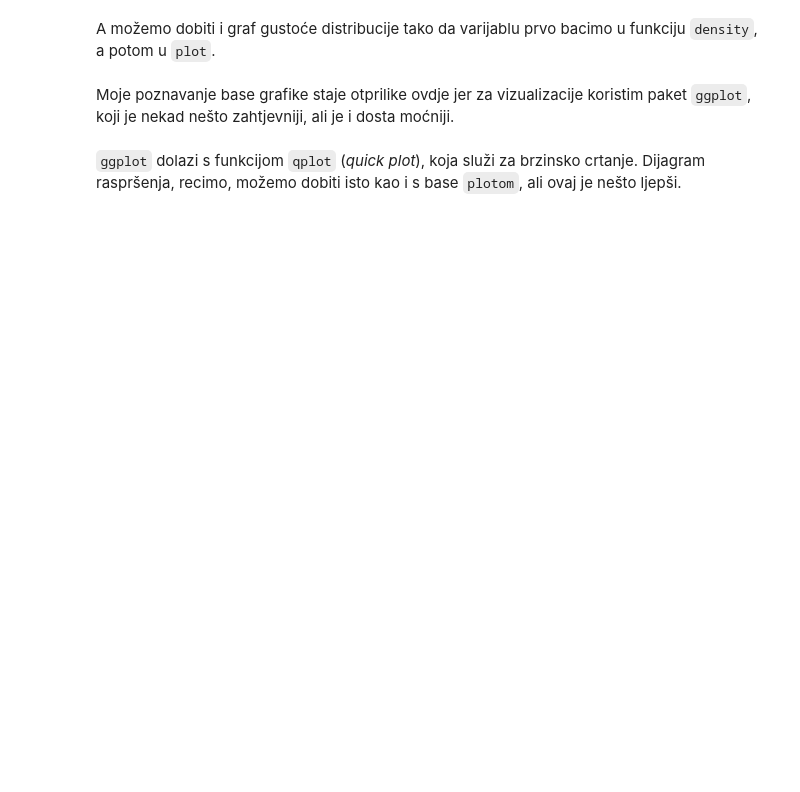
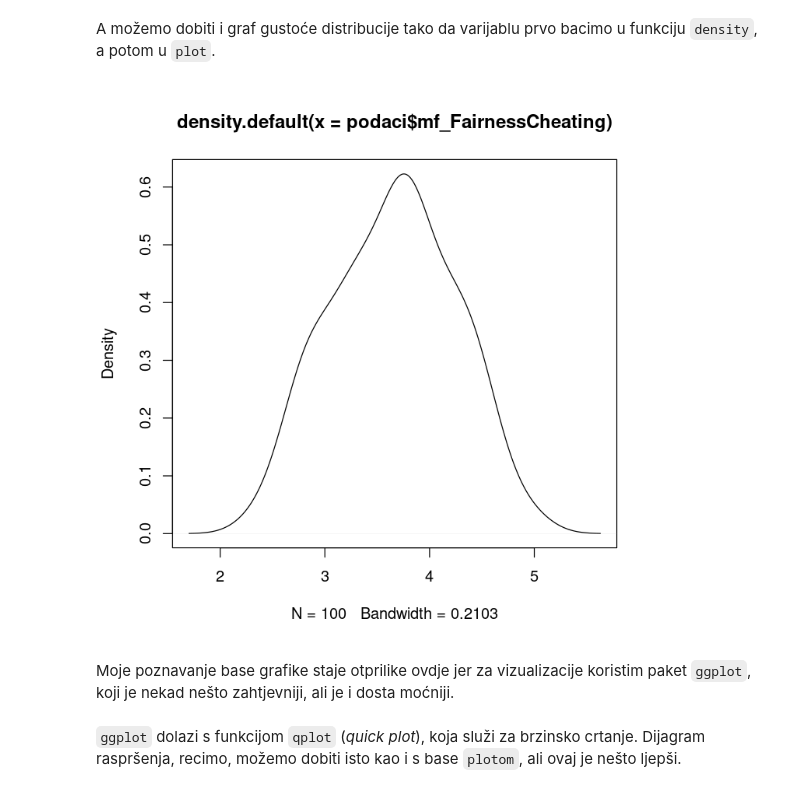
Before and after one commit to vdeni/rdionica, a Jupyter notebook: jupyter-notebook/priprema_podaci_upitnik.ipynb, the cells around one changed output. Cells and saved outputs as stored; diff of their text form; code cells hidden in the pictures; blank space fills up the shorter version.

```diff
--- a/jupyter-notebook/priprema_podaci_upitnik.ipynb
+++ b/jupyter-notebook/priprema_podaci_upitnik.ipynb
@@ -96,4 +154,4 @@ Podatke u `.csv` formatu možemo učitati pomoću funkcije `read_csv` iz `readr`
 # %% [markdown]
 U skladu s tom preporukom, koristit ćemo `read_csv`. Podatke iz datoteke `podaci_upitnik.csv` možemo učitati ovako:
 # %%
-podaci <- read_csv(file = here('podaci', 'podaci_upitnik.csv'))
+podaci <- read_csv(here('podaci', 'podaci_upitnik.csv'))
@@ -899,3 +1157,7 @@ plot(.)
+# %%
+plot(density(podaci$mf_FairnessCheating))
+# %% [output]
+[figure, added]
 # %% [markdown]
 Moje poznavanje base grafike staje otprilike ovdje jer za vizualizacije koristim paket `ggplot`, koji je nekad nešto zahtjevniji, ali je i dosta moćniji.
 # %% [markdown]
```
Also changed, not shown: parts of 74 cells of this notebook, 4 other files.
